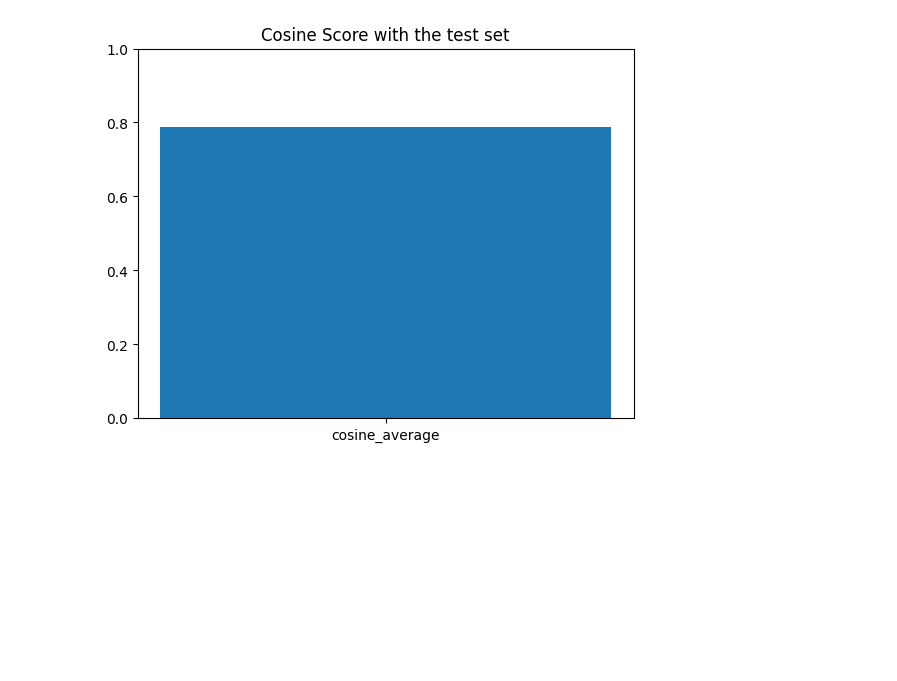
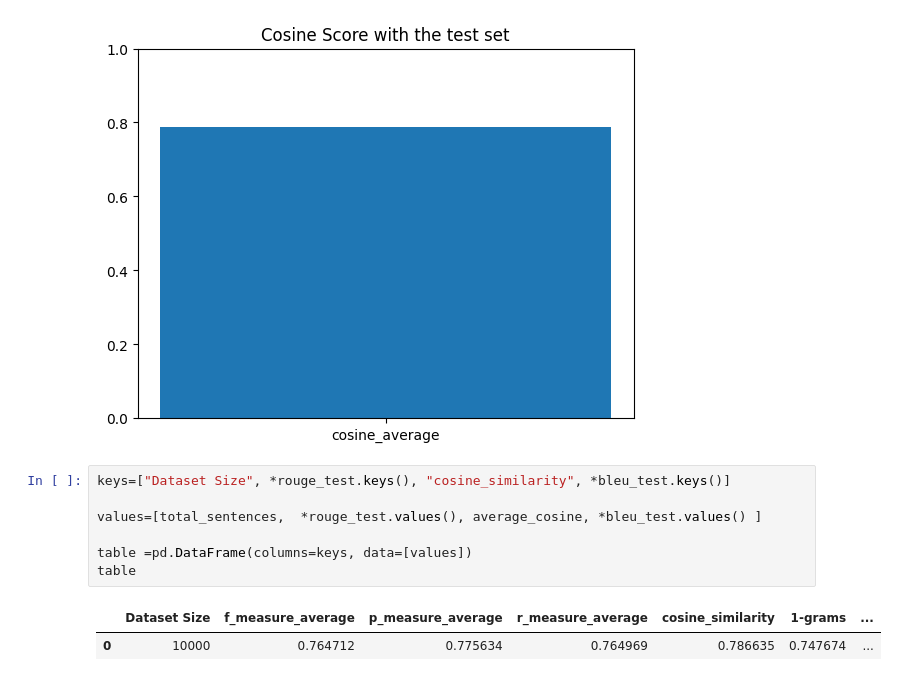
Before and after one commit to ASIF-Mahmud1/machine-translation, a Jupyter notebook: tutorial/7-jan.ipynb, the cells around one changed output. Drawn from its saved outputs; the diff is of its cells as text; blank space fills up the shorter version.

Commit message:
[add] collect performance metrics in a dataframe and save them in disk

```diff
--- a/tutorial/7-jan.ipynb
+++ b/tutorial/7-jan.ipynb
@@ -463,3 +464,13 @@ plt.ylim((0,1))
 plt.show()
 # %% [output]
 [figure]
+# %%
+keys=["Dataset Size", *rouge_test.keys(), "cosine_similarity", *bleu_test.keys()]
+
+values=[total_sentences,  *rouge_test.values(), average_cosine, *bleu_test.values() ]
+
+table =pd.DataFrame(columns=keys, data=[values])
+table
+# %% [output]
+|  | Dataset Size | f_measure_average | p_measure_average | r_measure_average | cosine_similarity | 1-grams | ... |
+| 0 | 10000 | 0.764712 | 0.775634 | 0.764969 | 0.786635 | 0.747674 | ... |
```
Also changed, not shown: parts of 3 cells of this notebook, 1 other file.
